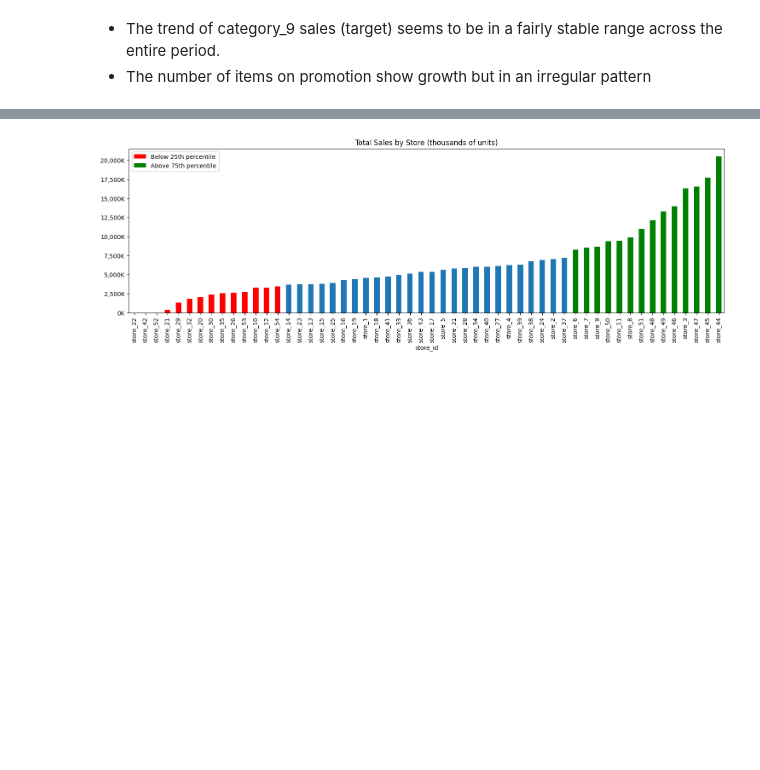
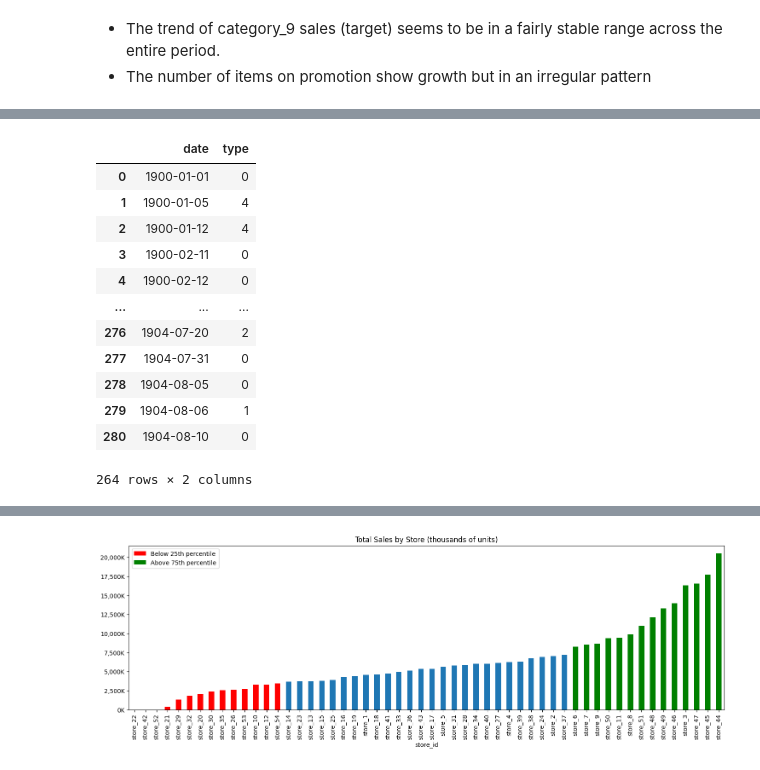
Before and after one commit to Rama-Mwenda/Iridium_Stores_Forecast, a Jupyter notebook: Notebooks/analysis.ipynb, the cells around one changed output, grey strips where cells are left out. Saved outputs shown, nothing was run; the diff lists cells and outputs as text; code cells hidden in the pictures; blank space fills up the shorter version.

```diff
--- a/Notebooks/analysis.ipynb
+++ b/Notebooks/analysis.ipynb
@@ -223,0 +254,18 @@ plt.show()
+# %%
+holidays = pd.read_csv('../Data/holidays.csv')
+holidays['date'] = pd.to_datetime(holidays['date'], dayfirst=True)
+holidays = holidays.drop_duplicates()
+# %% [output]
+|  | date | type |
+| 0 | 1900-01-01 | 0 |
+| 1 | 1900-01-05 | 4 |
+| 2 | 1900-01-12 | 4 |
+| 3 | 1900-02-11 | 0 |
+| 4 | 1900-02-12 | 0 |
+| ... | ... | ... |
+| 276 | 1904-07-20 | 2 |
+| 277 | 1904-07-31 | 0 |
+| 278 | 1904-08-05 | 0 |
+| 279 | 1904-08-06 | 1 |
+| 280 | 1904-08-10 | 0 |
+264 rows × 2 columns
```
Also changed, not shown: parts of 3 cells of this notebook, 6 other files.
